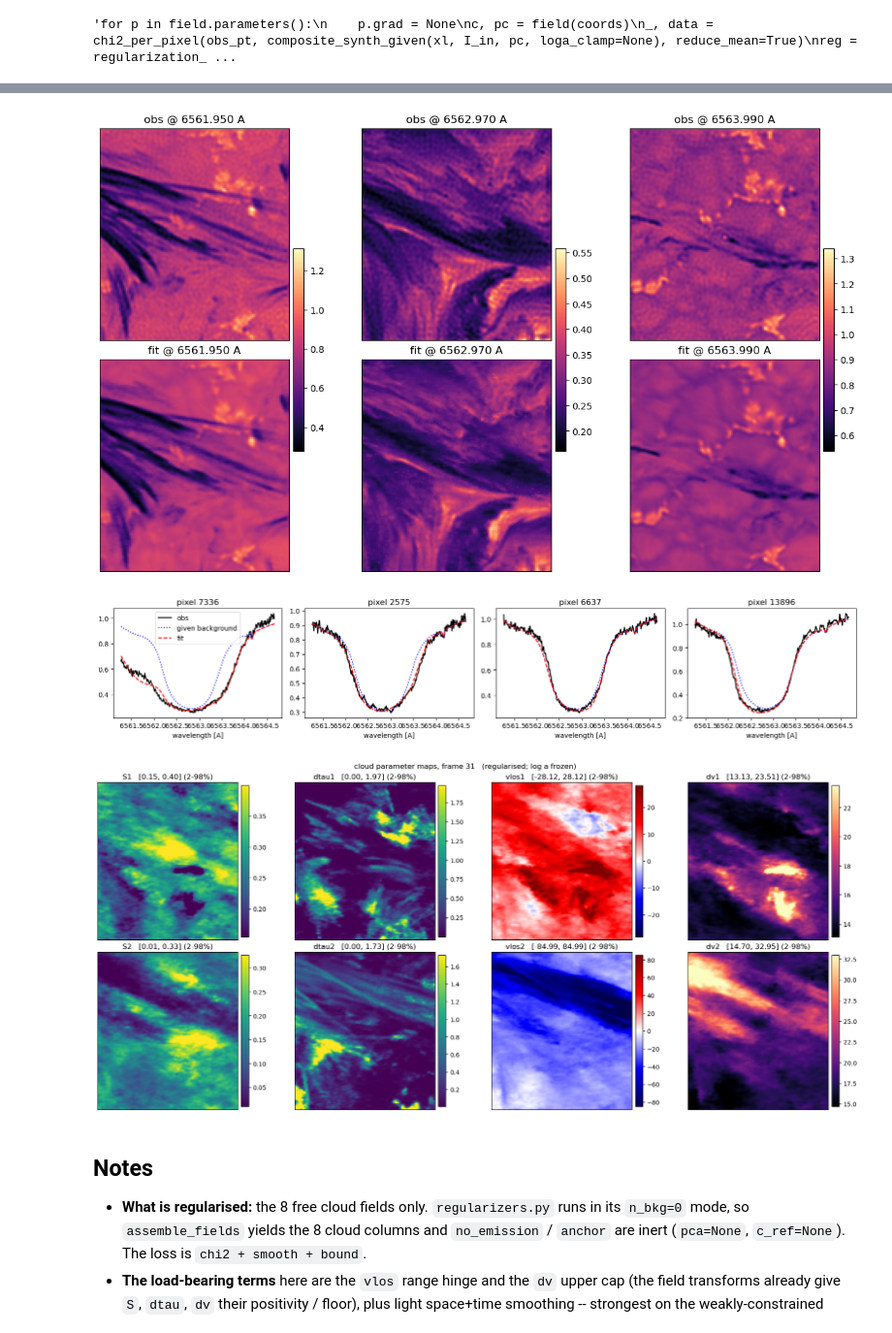
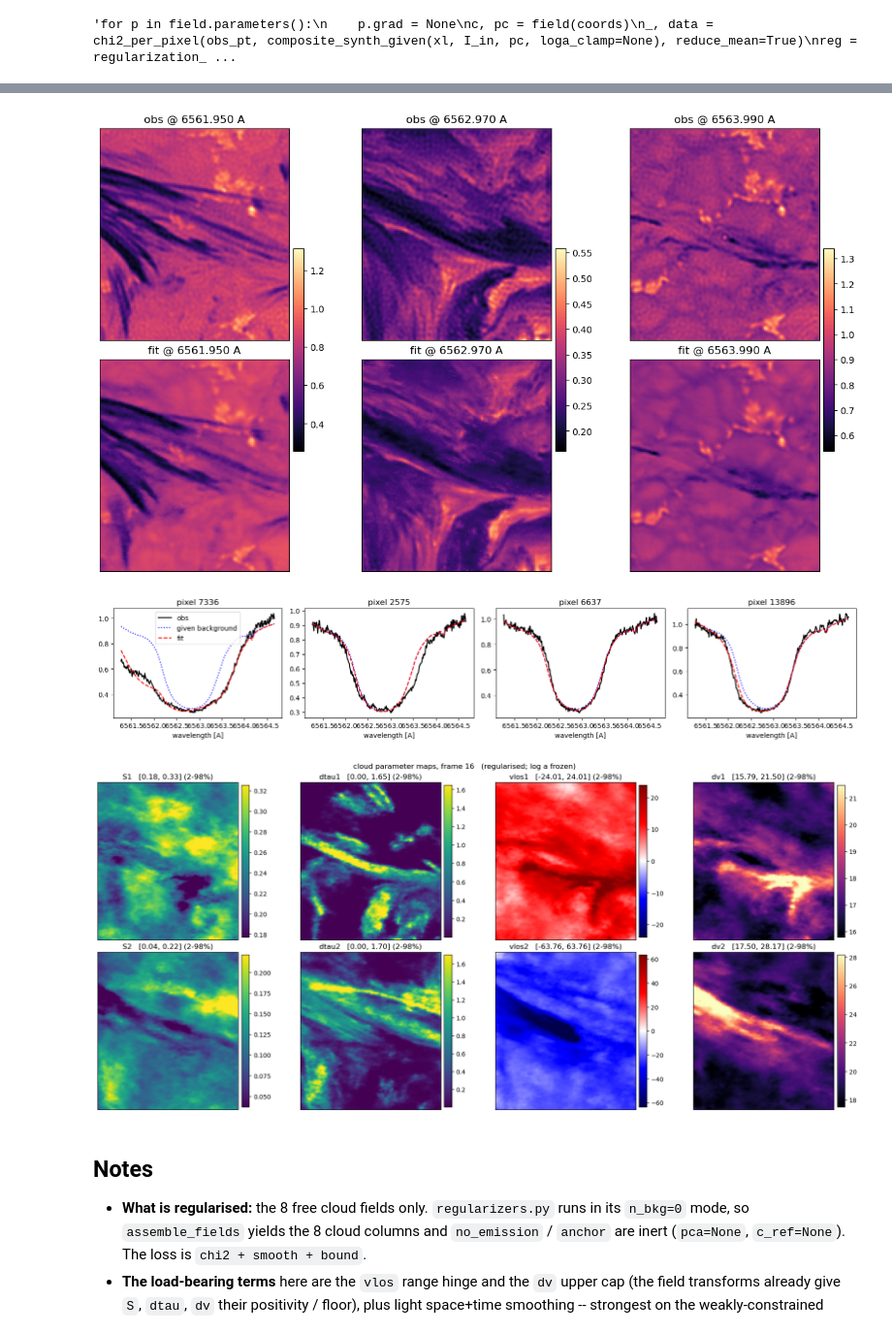
Before and after one commit to ivanzmilic/cloudtorch, a Jupyter notebook: develop/step_5a_reg_test.ipynb, the cells around one changed output, grey strips where cells are left out. Shown at 97% size. Saved outputs shown, nothing was run; the diff lists cells and outputs as text; code cells hidden in the pictures.

```diff
--- a/develop/step_5a_reg_test.ipynb
+++ b/develop/step_5a_reg_test.ipynb
@@ -33,8 +33,8 @@ N_BASIS = 10       # trailing snapshots used only to define Iqs
 LAM     = slice(100, 500)
 
 # fit window
-T0   = 16
-N_T  = 32           # frames -> exercises the TEMPORAL smoothness term (raise for more)
+T0   = 32
+N_T  = 64           # frames -> exercises the TEMPORAL smoothness term (raise for more)
 CROP = None          # CROP x CROP spatial crop
 
 FREEZE = ("loga1", "loga2")   # cloud params held at init (drop out of the field + reg)
@@ -51,7 +51,7 @@ N_T_REF  = 4;  SIGMA_T_REF  = 2.0
 # ----------------------------------------------------------------
 
 SIGMA_XY = 12.0
-SIGMA_T  = 16.0
+SIGMA_T  = 32.0
 WIDTH    = 256
 DEPTH    = 4
 S_MAX    = 0.5 # More is unrealistic
@@ -96,9 +96,9 @@ torch.cuda.empty_cache()  # purge cuda memory
 # (collapsing) 5a once you accept the structure/chi2 trade.
 W_REG = 1e-4   # global reg scale; 1e-3 = gentle backstop (reproduces 4a), raise to tighten
 REG = {
-    'S':    dict(w_xy=1e0, w_t=1e-1, lo=0.3,    w_lo=1e-1, hi=0.6, w_hi=1e-2),   # >=0 backstop
-    'dtau': dict(w_xy=1e-3, w_t=1e-3, lo=0.0,    w_lo=1e-2),
-    'vlos': dict(w_xy=1e-4, w_t=2e-4, lo=-120.0, hi=120.0, w_lo=1e-2, w_hi=1e-2),  # tame runaway velocities
+    'S':    dict(w_xy=5e0, w_t=1e-1, lo=0.3,    w_lo=1e-1, hi=0.6, w_hi=1e-1),   # >=0 backstop
+    'dtau': dict(w_xy=1e-3, w_t=1e-3, lo=0.0,    w_lo=1e-1),
+    'vlos': dict(w_xy=1e-4, w_t=2e-4, lo=-120.0, hi=120.0, w_lo=1e-1, w_hi=1e-1),  # tame runaway velocities
     'dv':   dict(w_xy=1e-2, w_t=1e-3, hi=45.0,   w_hi=1e-2),   # cap over-broadening
 }
 # scale every WEIGHT (w_xy/w_t/w_lo/w_hi) by W_REG; the thresholds (lo/hi) are unchanged.
@@ -302,7 +306,7 @@ for j, p in enumerate(ii):
 ax[0].legend(); plt.tight_layout()
 # %% [output]
 [figure]
-[figure, old version]
+[figure, new version]
 # %%
 # Everything as above but just looping through time and plotting everything in files for all the time instances:
 
@@ -338,24 +342,25 @@ for kf in range(Nt):
 # %%
 # ---- comprehensive cloud-parameter maps (centre frame), robust colour limits ----
 # Compare against the 4a maps: the vlos / dv panels should be smoother and free of the
 # runaway pixels now that the hinges + space/time smoothing are active.
+kf = 16
 pm = p_all.cpu().numpy().reshape(Nt, Cy, Cx, 10)[kf]
 specs = [('S1', 0, 'viridis'), ('dtau1', 1, 'viridis'), ('vlos1', 2, 'seismic'), ('dv1', 3, 'magma'),
          ('S2', 5, 'viridis'), ('dtau2', 6, 'viridis'), ('vlos2', 7, 'seismic'), ('dv2', 8, 'magma')]
 fig, ax = plt.subplots(2, 4, figsize=(18, 8), constrained_layout=True); ax = ax.ravel()
 for k, (nm, j, cmap) in enumerate(specs):
     im2 = pm[:, :, j].T
     lo, hi = np.percentile(im2, [2, 98])
     if cmap == 'seismic':
         m = max(abs(lo), abs(hi)); lo, hi = -m, m
     h = ax[k].imshow(im2, origin='lower', cmap=cmap, vmin=lo, vmax=hi)
     ax[k].set_title('%s   [%.2f, %.2f] (2-98%%)' % (nm, lo, hi))
     ax[k].set_xticks([]); ax[k].set_yticks([])
     fig.colorbar(h, ax=ax[k], fraction=0.046, pad=0.02)
 fig.suptitle('cloud parameter maps, frame %d   (regularised; log a frozen)' % ts[kf])
 plt.savefig('../figs/step_5a_pinn_param_maps.pdf', dpi=150)
 # %% [output]
-[figure, old version]
+[figure, new version]
 # %%
 # Same as the above, loop through all the time instances and save the cloud parameter maps for each time instance in a separate file:
 for kf in range(Nt):
```
Also changed, not shown: parts of 9 cells of this notebook.
